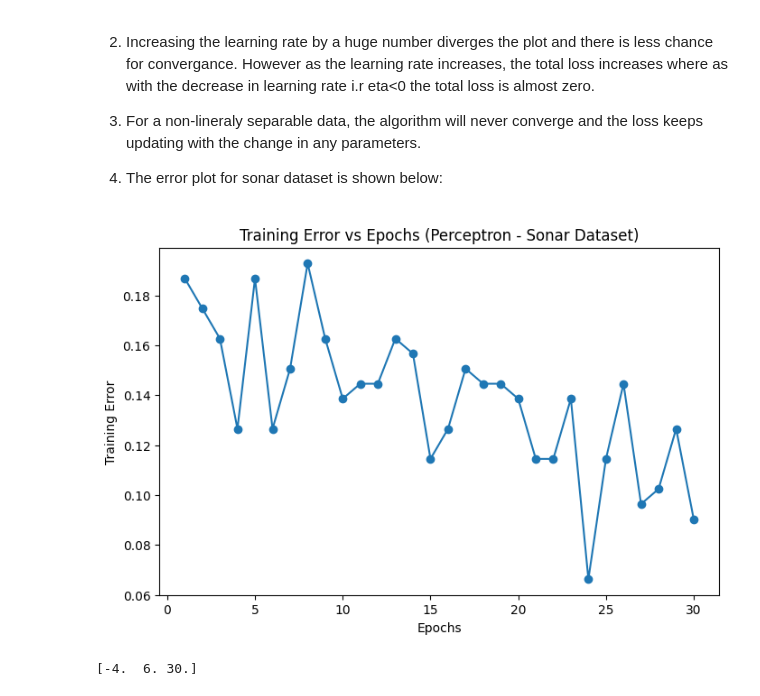
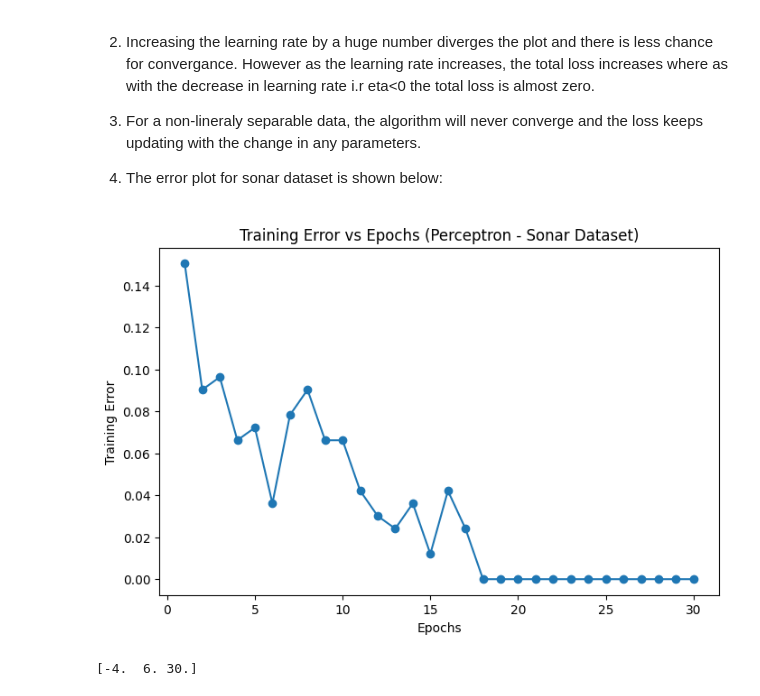
Before and after one commit to rajahimana/AI_ML_Projects_and_labs, a Jupyter notebook: STP_Module_4_Lab_1_Perceptron_and_Gradient_Descent_(1).ipynb, the cells around one changed output. Cells and saved outputs as stored; diff of their text form; code cells hidden in the pictures.

```diff
--- a/STP_Module_4_Lab_1_Perceptron_and_Gradient_Descent_(1).ipynb
+++ b/STP_Module_4_Lab_1_Perceptron_and_Gradient_Descent_(1).ipynb
@@ -320,35 +320,35 @@ X_test = scaler.transform(X_test)
 # %%
 from sklearn.linear_model import Perceptron
 
 epochs = 30
 training_errors = []
 
 perceptron = Perceptron(
-    max_iter=1,        # One epoch at a time
+    max_iter=100,        # One epoch at a time
     warm_start=True,   # Continue training
     eta0=0.01,
     random_state=42
 )
 
 for epoch in range(epochs):
     perceptron.fit(X_train, y_train)
 
     y_pred = perceptron.predict(X_train)
     error = np.mean(y_pred != y_train)
 
     training_errors.append(error)
 
 
 import matplotlib.pyplot as plt
 
 plt.figure(figsize=(8,5))
 plt.plot(range(1, epochs+1), training_errors, marker='o')
 plt.xlabel("Epochs")
 plt.ylabel("Training Error")
 plt.title("Training Error vs Epochs (Perceptron - Sonar Dataset)")
 plt.show()
 # %% [output]
-[figure, old version]
+[figure, new version]
 # %%
 y = np.array([-1, -1, 1, -1, -1]) # Note that the 4th sample's label is now -1, making the data non-linearly separable.
 # %%
```
